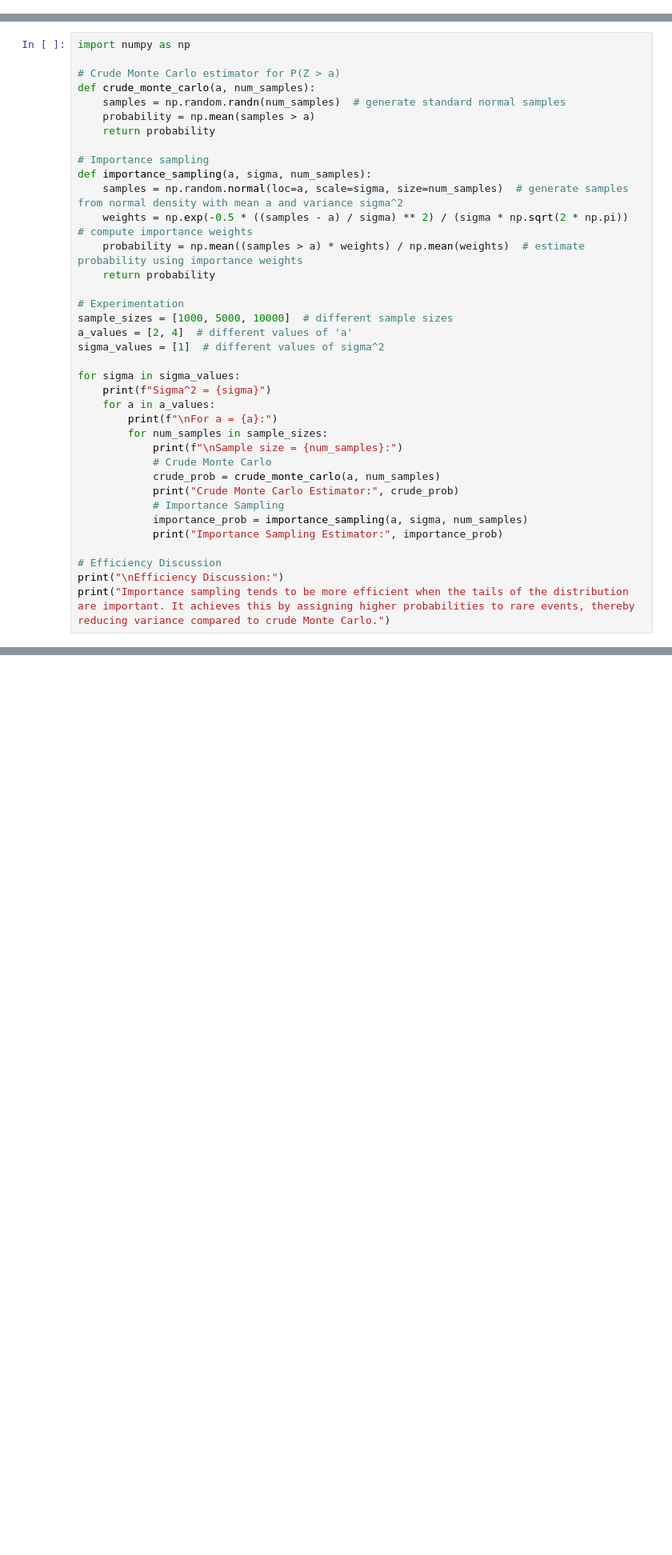
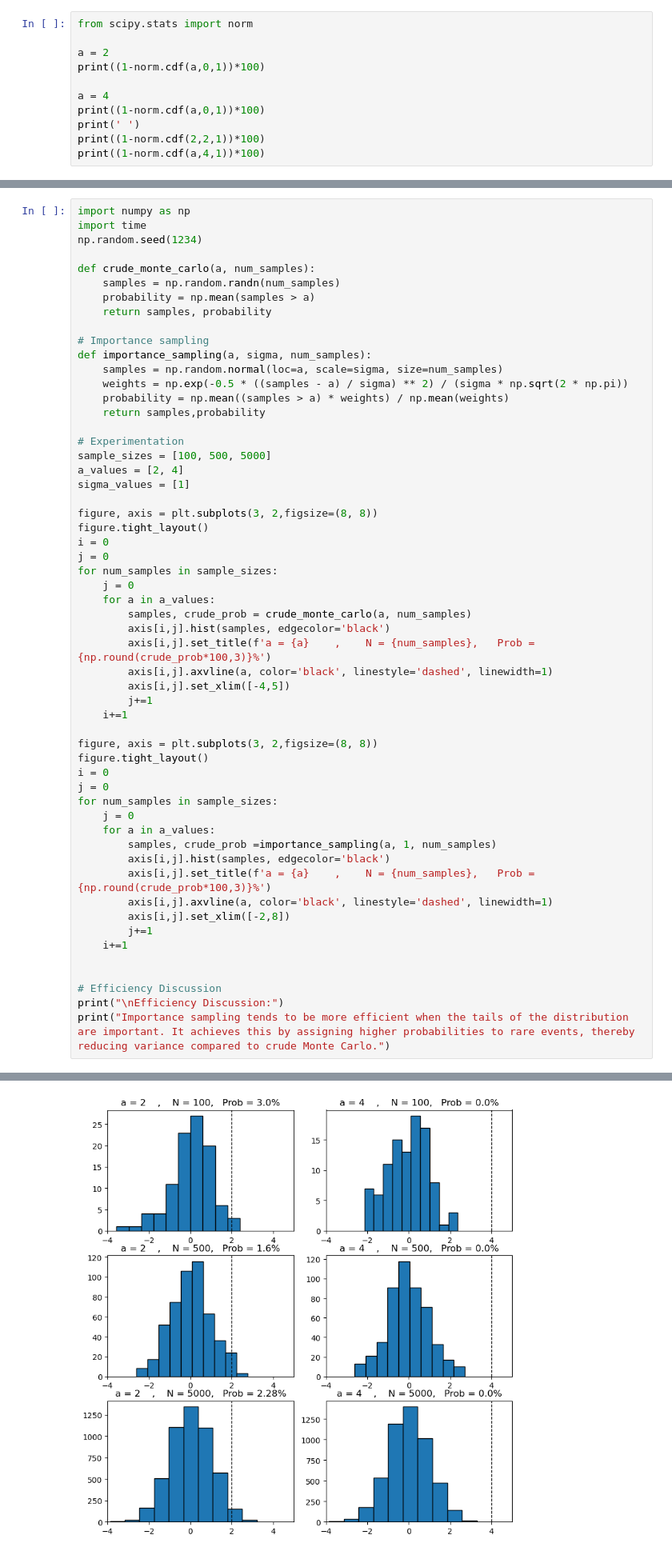
Before and after one commit to Fuglede30/Stokastisk_sim_2, a Jupyter notebook: 5_VarianceReductionMethod.ipynb, the cells around one changed output, grey strips where cells are left out. Shown at 80% size. Cells and saved outputs as stored; diff of their text form; blank space fills up the shorter version.

```diff
--- a/5_VarianceReductionMethod.ipynb
+++ b/5_VarianceReductionMethod.ipynb
@@ -368,2 +348,13 @@ Mean: 0.0000
 # %% [markdown]
 ## Exercise 7
+# %%
+from scipy.stats import norm
+
+a = 2
+print((1-norm.cdf(a,0,1))*100)
+
+a = 4
+print((1-norm.cdf(a,0,1))*100)
+print(' ')
+print((1-norm.cdf(2,2,1))*100)
+print((1-norm.cdf(a,4,1))*100)
@@ -370,36 +367,55 @@ Mean: 0.0000
 # %%
 import numpy as np
+import time
+np.random.seed(1234)
 
-# Crude Monte Carlo estimator for P(Z > a)
 def crude_monte_carlo(a, num_samples):
-    samples = np.random.randn(num_samples)  # generate standard normal samples
+    samples = np.random.randn(num_samples)
     probability = np.mean(samples > a)
-    return probability
+    return samples, probability
 
 # Importance sampling
 def importance_sampling(a, sigma, num_samples):
-    samples = np.random.normal(loc=a, scale=sigma, size=num_samples)  # generate samples from normal density with mean a and variance sigma^2
-    weights = np.exp(-0.5 * ((samples - a) / sigma) ** 2) / (sigma * np.sqrt(2 * np.pi))  # compute importance weights
-    probability = np.mean((samples > a) * weights) / np.mean(weights)  # estimate probability using importance weights
-    return probability
+    samples = np.random.normal(loc=a, scale=sigma, size=num_samples)
+    weights = np.exp(-0.5 * ((samples - a) / sigma) ** 2) / (sigma * np.sqrt(2 * np.pi))
+    probability = np.mean((samples > a) * weights) / np.mean(weights)
+    return samples,probability
 
 # Experimentation
-sample_sizes = [1000, 5000, 10000]  # different sample sizes
-a_values = [2, 4]  # different values of 'a'
-sigma_values = [1]  # different values of sigma^2
+sample_sizes = [100, 500, 5000]
+a_values = [2, 4]
+sigma_values = [1]
 
-for sigma in sigma_values:
-    print(f"Sigma^2 = {sigma}")
+figure, axis = plt.subplots(3, 2,figsize=(8, 8))
+figure.tight_layout()
+i = 0
+j = 0
+for num_samples in sample_sizes:
+    j = 0
     for a in a_values:
-        print(f"\nFor a = {a}:")
-        for num_samples in sample_sizes:
-            print(f"\nSample size = {num_samples}:")
-            # Crude Monte Carlo
-            crude_prob = crude_monte_carlo(a, num_samples)
-            print("Crude Monte Carlo Estimator:", crude_prob)
-            # Importance Sampling
-            importance_prob = importance_sampling(a, sigma, num_samples)
-            print("Importance Sampling Estimator:", importance_prob)
+        samples, crude_prob = crude_monte_carlo(a, num_samples)
+        axis[i,j].hist(samples, edgecolor='black')
+        axis[i,j].set_title(f'a = {a}    ,    N = {num_samples},   Prob = {np.round(crude_prob*100,3)}%')
+        axis[i,j].axvline(a, color='black', linestyle='dashed', linewidth=1)
+        axis[i,j].set_xlim([-4,5])
+        j+=1
+    i+=1
+
+figure, axis = plt.subplots(3, 2,figsize=(8, 8))
+figure.tight_layout()
+i = 0
+j = 0
+for num_samples in sample_sizes:
+    j = 0
+    for a in a_values:
+        samples, crude_prob =importance_sampling(a, 1, num_samples)
+        axis[i,j].hist(samples, edgecolor='black')
+        axis[i,j].set_title(f'a = {a}    ,    N = {num_samples},   Prob = {np.round(crude_prob*100,3)}%')
+        axis[i,j].axvline(a, color='black', linestyle='dashed', linewidth=1)
+        axis[i,j].set_xlim([-2,8])
+        j+=1
+    i+=1
+
 
 # Efficiency Discussion
 print("\nEfficiency Discussion:")
@@ -423,2 +424,3 @@ Importance Sampling Estimator: 0.5045255348948406
 Efficiency Discussion:
 Importance sampling tends to be more efficient when the tails of the distribution are important. It achieves this by assigning higher probabilities to rare events, thereby reducing variance compared t ...
+[figure, added]
```
Also changed, not shown: parts of 14 cells of this notebook, 12 other files.
